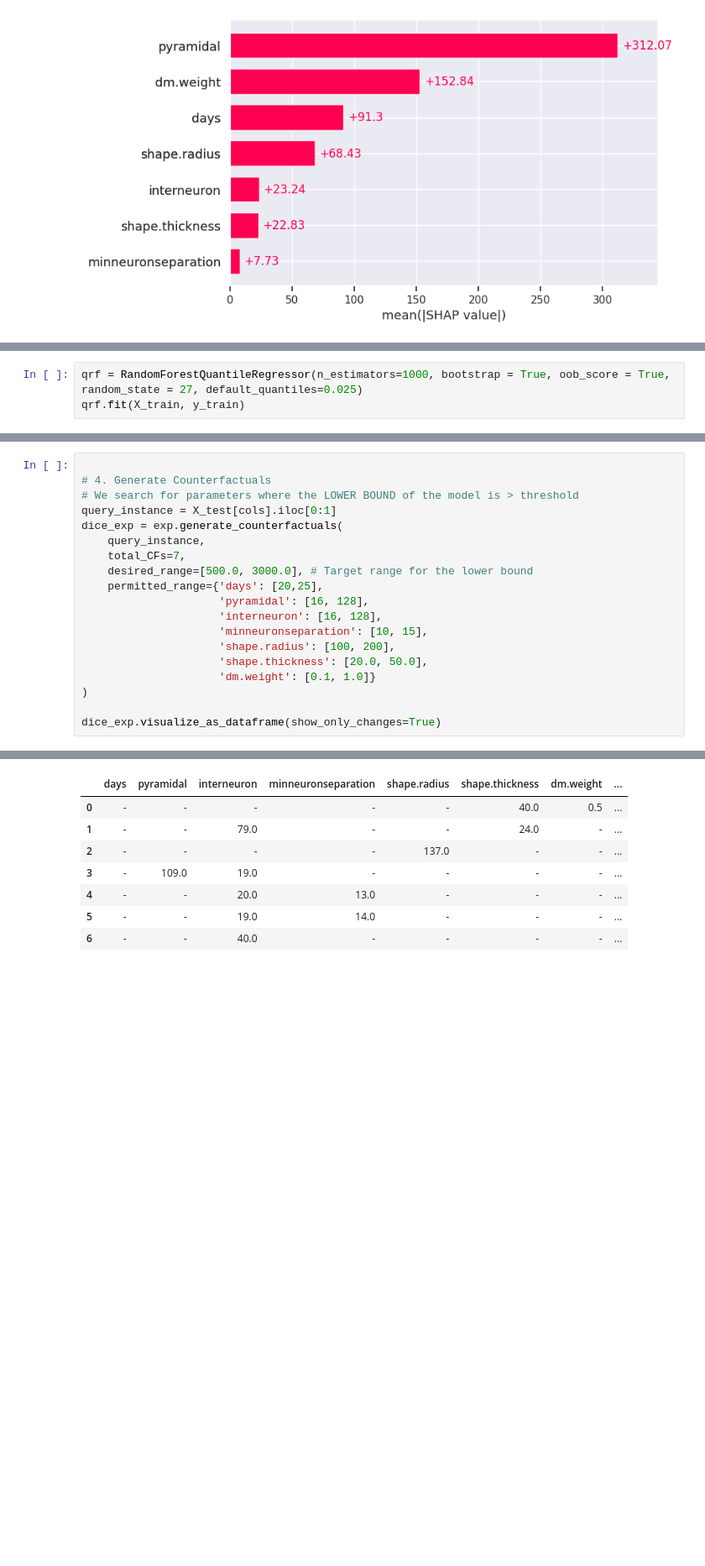
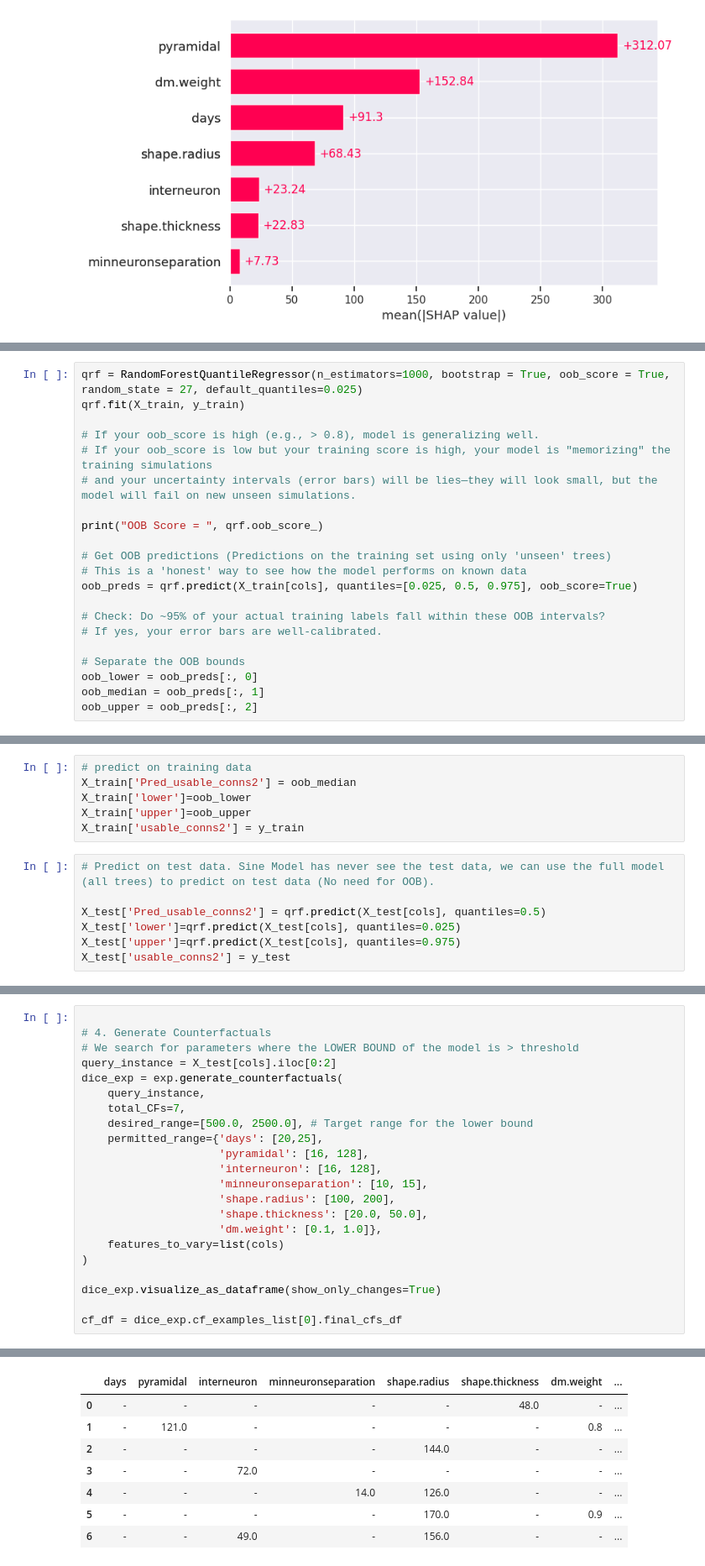
Before and after one commit to carboncopies/BrainEmulationChallenge, a Jupyter notebook: src/models/autoassociative/NetmorphParOptim/Phase1_Optim.ipynb, the cells around one changed output, grey strips where cells are left out. Shown at 84% size. Saved outputs shown, nothing was run; the diff lists cells and outputs as text; blank space fills up the shorter version.

Commit message:
Add visualizations for Shapley values. Implement DiCE to generate Counterfactuals. Calculate Upper and lower bounds of 95% prediction intervals.

```diff
--- a/src/models/autoassociative/NetmorphParOptim/Phase1_Optim.ipynb
+++ b/src/models/autoassociative/NetmorphParOptim/Phase1_Optim.ipynb
@@ -164,4 +275,22 @@ shap.plots.bar(shap_values)
 # %%
 qrf = RandomForestQuantileRegressor(n_estimators=1000, bootstrap = True, oob_score = True, random_state = 27, default_quantiles=0.025)
 qrf.fit(X_train, y_train)
+
+# If your oob_score is high (e.g., > 0.8), model is generalizing well.
+# If your oob_score is low but your training score is high, your model is "memorizing" the training simulations
+# and your uncertainty intervals (error bars) will be lies—they will look small, but the model will fail on new unseen simulations.
+
+print("OOB Score = ", qrf.oob_score_)
+
+# Get OOB predictions (Predictions on the training set using only 'unseen' trees)
+# This is a 'honest' way to see how the model performs on known data
+oob_preds = qrf.predict(X_train[cols], quantiles=[0.025, 0.5, 0.975], oob_score=True)
+
+# Check: Do ~95% of your actual training labels fall within these OOB intervals?
+# If yes, your error bars are well-calibrated.
+
+# Separate the OOB bounds
+oob_lower = oob_preds[:, 0]
+oob_median = oob_preds[:, 1]
+oob_upper = oob_preds[:, 2]
 # %% [output]
@@ -169,0 +302,13 @@ RandomForestQuantileRegressor(default_quantiles=0.025, n_estimators=1000,
+# %%
+# predict on training data
+X_train['Pred_usable_conns2'] = oob_median
+X_train['lower']=oob_lower
+X_train['upper']=oob_upper
+X_train['usable_conns2'] = y_train
+# %%
+# Predict on test data. Sine Model has never see the test data, we can use the full model (all trees) to predict on test data (No need for OOB).
+
+X_test['Pred_usable_conns2'] = qrf.predict(X_test[cols], quantiles=0.5)
+X_test['lower']=qrf.predict(X_test[cols], quantiles=0.025)
+X_test['upper']=qrf.predict(X_test[cols], quantiles=0.975)
+X_test['usable_conns2'] = y_test
@@ -196,21 +363,24 @@ exp = dice_ml.Dice(d, m, method="random")
 
 # 4. Generate Counterfactuals
 # We search for parameters where the LOWER BOUND of the model is > threshold
-query_instance = X_test[cols].iloc[0:1]
+query_instance = X_test[cols].iloc[0:2]
 dice_exp = exp.generate_counterfactuals(
     query_instance,
     total_CFs=7,
-    desired_range=[500.0, 3000.0], # Target range for the lower bound
+    desired_range=[500.0, 2500.0], # Target range for the lower bound
     permitted_range={'days': [20,25],
                      'pyramidal': [16, 128],
                      'interneuron': [16, 128],
                      'minneuronseparation': [10, 15],
                      'shape.radius': [100, 200],
                      'shape.thickness': [20.0, 50.0],
-                     'dm.weight': [0.1, 1.0]}
+                     'dm.weight': [0.1, 1.0]},
+    features_to_vary=list(cols)
 )
 
 dice_exp.visualize_as_dataframe(show_only_changes=True)
+
+cf_df = dice_exp.cf_examples_list[0].final_cfs_df
 # %% [output]
 Query instance (original outcome : 624.0)
 |  | days | pyramidal | interneuron | minneuronseparation | shape.radius | shape.thickness | dm.weight | ... |
@@ -219,8 +389,8 @@ Diverse Counterfactual set (new outcome: [500.0, 3000.0])
 |  | days | pyramidal | interneuron | minneuronseparation | shape.radius | shape.thickness | dm.weight | ... |
-| 0 | - | - | - | - | - | 40.0 | 0.5 | ... |
-| 1 | - | - | 79.0 | - | - | 24.0 | - | ... |
-| 2 | - | - | - | - | 137.0 | - | - | ... |
-| 3 | - | 109.0 | 19.0 | - | - | - | - | ... |
-| 4 | - | - | 20.0 | 13.0 | - | - | - | ... |
-| 5 | - | - | 19.0 | 14.0 | - | - | - | ... |
-| 6 | - | - | 40.0 | - | - | - | - | ... |
+| 0 | - | - | - | - | - | 48.0 | - | ... |
+| 1 | - | 121.0 | - | - | - | - | 0.8 | ... |
+| 2 | - | - | - | - | 144.0 | - | - | ... |
+| 3 | - | - | 72.0 | - | - | - | - | ... |
+| 4 | - | - | - | 14.0 | 126.0 | - | - | ... |
+| 5 | - | - | - | - | 170.0 | - | 0.9 | ... |
+| 6 | - | - | 49.0 | - | 156.0 | - | - | ... |
```
Also changed, not shown: parts of 36 cells of this notebook.
